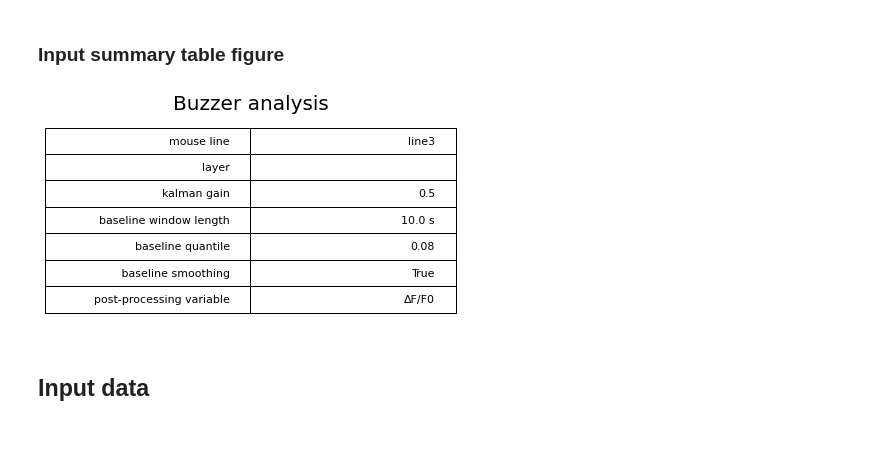
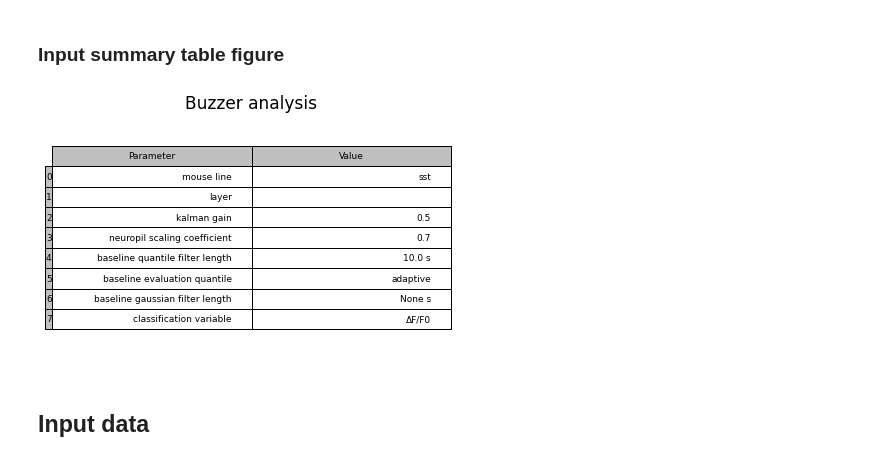
Before and after one commit to shohamlab/usnm2p, a Jupyter notebook: buzzer_analysis.ipynb, the cells around one changed output. Saved outputs shown, nothing was run; the diff lists cells and outputs as text; code cells hidden in the pictures.

```diff
--- a/buzzer_analysis.ipynb
+++ b/buzzer_analysis.ipynb
@@ -31,22 +31,25 @@ figs = {}
 ### Input datasets and main processing parameters
 # %%
 analysis_type = 'buzzer'  # Analysis type
-mouseline = 'line3' # Mouse line
+mouseline = 'sst' # Mouse line
 layer = None  # cortical layer
 slack_notify = False
 kalman_gain = KALMAN_GAIN  # gain of Kalman filter
-baseline_wlen = BASELINE_WLEN  # length of rolling window for baseline computation
-baseline_quantile = BASELINE_QUANTILE  # evaluation quantile in folling window for baseline evaluation
-baseline_smoothing = BASELINE_SMOOTHING   # whether to smooth the baseline with an extra moving average
+neuropil_scaling_coeff = NEUROPIL_SCALING_COEFF  # scaling coefficient for neuropil subtraction
+baseline_quantile = BASELINE_QUANTILE  # evaluation quantile for baseline computation
+baseline_wquantile = BASELINE_WQUANTILE  # quantile filter window size (s) to compute fluorescence baseline
+baseline_wsmoothing = BASELINE_WSMOOTHING  # gaussian filter window size (s) to smooth out fluorescence baseline
+trial_aggfunc = np.median   # trial aggregation function
 ykey_classification = Label.DFF  # variable of interest for classification
 # %% [markdown]
 ### Derived parameters
 # %%
 # Get batch-related settings
 dataset_group_id, trialavg_dir, figsdir, figs_suffix = get_batch_settings(
-    analysis_type, mouseline, layer, kalman_gain,
-    baseline_wlen, baseline_quantile, baseline_smoothing,
-    ykey_classification)
+    analysis_type, mouseline, layer, kalman_gain, neuropil_scaling_coeff,
+    baseline_quantile, baseline_wquantile, baseline_wsmoothing,
+    trial_aggfunc, ykey_classification)
+baseline_quantile_str = 'adaptive' if baseline_quantile is None else f'{baseline_quantile:.2f}'
 
 # Derive output metrics of interest
 outkey = get_change_key(ykey_classification)
@@ -67,15 +70,16 @@ logger.info(s)
 # %%
 figs['dataset_info'] = plot_table({
     'mouse line': mouseline,
     'layer': layer,
     'kalman gain': kalman_gain,
-    'baseline window length': f'{baseline_wlen:.1f} s',
-    'baseline quantile': baseline_quantile,
-    ' baseline smoothing': baseline_smoothing,
+    'neuropil scaling coefficient': neuropil_scaling_coeff,
+    'baseline quantile filter length': f'{baseline_wquantile} s',
+    'baseline evaluation quantile': baseline_quantile_str,
+    'baseline gaussian filter length': f'{baseline_wsmoothing} s',
     'classification variable': ykey_classification
-    }, title='Buzzer analysis')
+    }, title='Buzzer analysis', aspect=1.5)
 # %% [output]
-[figure, old version]
+[figure, new version]
 # %% [markdown]
 ## Input data
 # %% [markdown]
```
Also changed, not shown: parts of 8 cells of this notebook, 5 other files.
